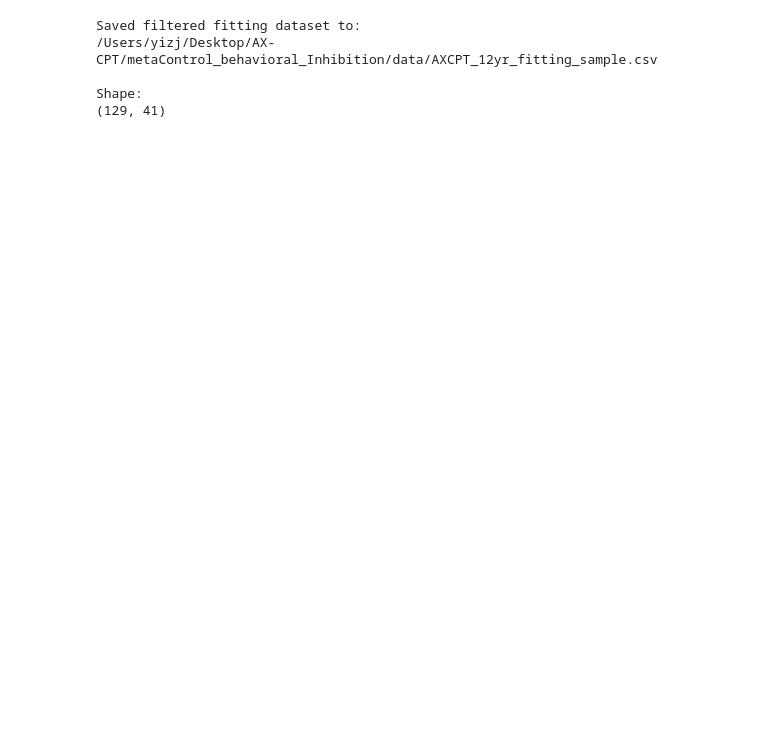
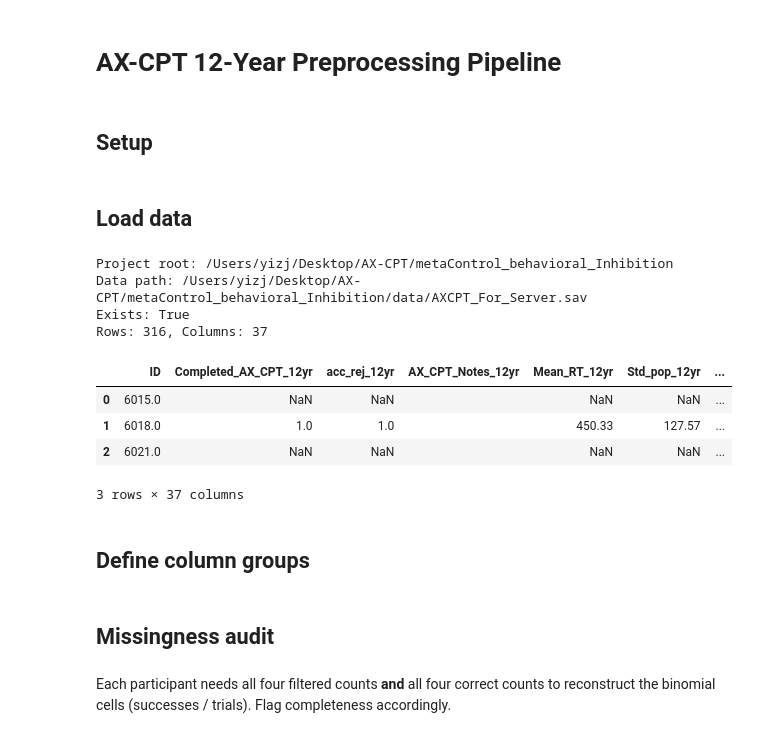
Before and after one commit to beaverjuly/metaControl_behavInhibition, a Jupyter notebook: notebooks/12yr_preprocess.ipynb, the cells around one changed output. Cells and saved outputs as stored; diff of their text form; code cells hidden in the pictures; blank space fills up the shorter version.

Commit message:
NoInhibition 2-para recovery

```diff
--- a/notebooks/12yr_preprocess.ipynb
+++ b/notebooks/12yr_preprocess.ipynb
@@ -522,15 +1,4 @@ plt.show()
-# %%
-export_path = Path("/Users/yizj/Desktop/AX-CPT/metaControl_behavioral_Inhibition/data/AXCPT_12yr_fitting_sample.csv")
-
-fit_df.to_csv(export_path, index=False)
-
-print("Saved filtered fitting dataset to:")
-print(export_path)
-print("\nShape:")
-print(fit_df.shape)
-# %% [output]
-Saved filtered fitting dataset to:
-/Users/yizj/Desktop/AX-CPT/metaControl_behavioral_Inhibition/data/AXCPT_12yr_fitting_sample.csv
-
-Shape:
-(129, 41)
+# %% [markdown]
+# AX-CPT 12-Year Preprocessing Pipeline
+# %% [markdown]
+## Setup
@@ -536,0 +22,26 @@ Shape:
+# %% [markdown]
+## Load data
+# %%
+# notebook is in .../notebooks/, so parent is project root
+project_root = Path.cwd().parent
+data_path = project_root / "data" / "AXCPT_For_Server.sav"
+
+print("Project root:", project_root)
+print("Data path:", data_path)
+print("Exists:", data_path.exists())
+
+df, meta = pyreadstat.read_sav(data_path)
+print(f"Rows: {df.shape[0]}, Columns: {df.shape[1]}")
+df.head(3)
+# %% [output]
+Project root: /Users/yizj/Desktop/AX-CPT/metaControl_behavioral_Inhibition
+Data path: /Users/yizj/Desktop/AX-CPT/metaControl_behavioral_Inhibition/data/AXCPT_For_Server.sav
+Exists: True
+Rows: 316, Columns: 37
+|  | ID | Completed_AX_CPT_12yr | acc_rej_12yr | AX_CPT_Notes_12yr | Mean_RT_12yr | Std_pop_12yr | ... |
+| 0 | 6015.0 | NaN | NaN |  | NaN | NaN | ... |
+| 1 | 6018.0 | 1.0 | 1.0 |  | 450.33 | 127.57 | ... |
+| 2 | 6021.0 | NaN | NaN |  | NaN | NaN | ... |
+3 rows × 37 columns
+# %% [markdown]
+## Define column groups
@@ -536,0 +57,5 @@ Shape:
+# %% [markdown]
+## Missingness audit
+# %% [markdown]
+Each participant needs all four filtered counts **and** all four correct counts
+to reconstruct the binomial cells (successes / trials). Flag completeness accordingly.
```
Also changed, not shown: parts of 54 cells of this notebook, 1 other file.
